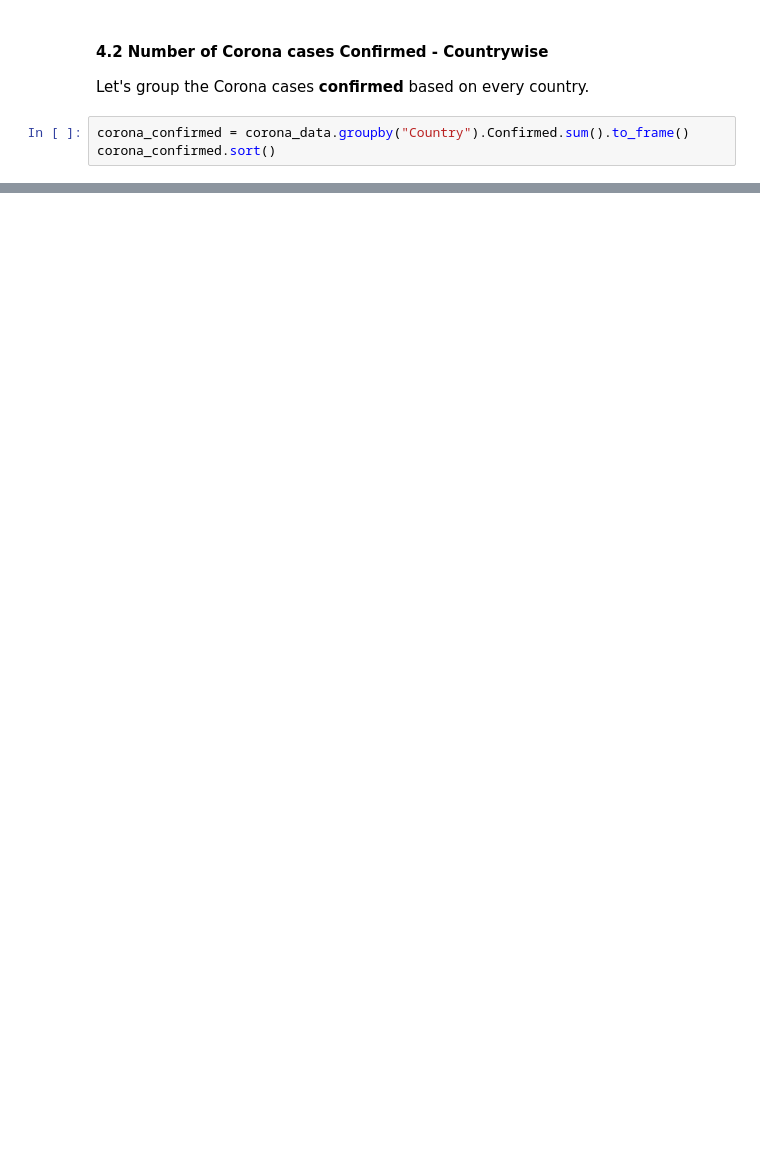
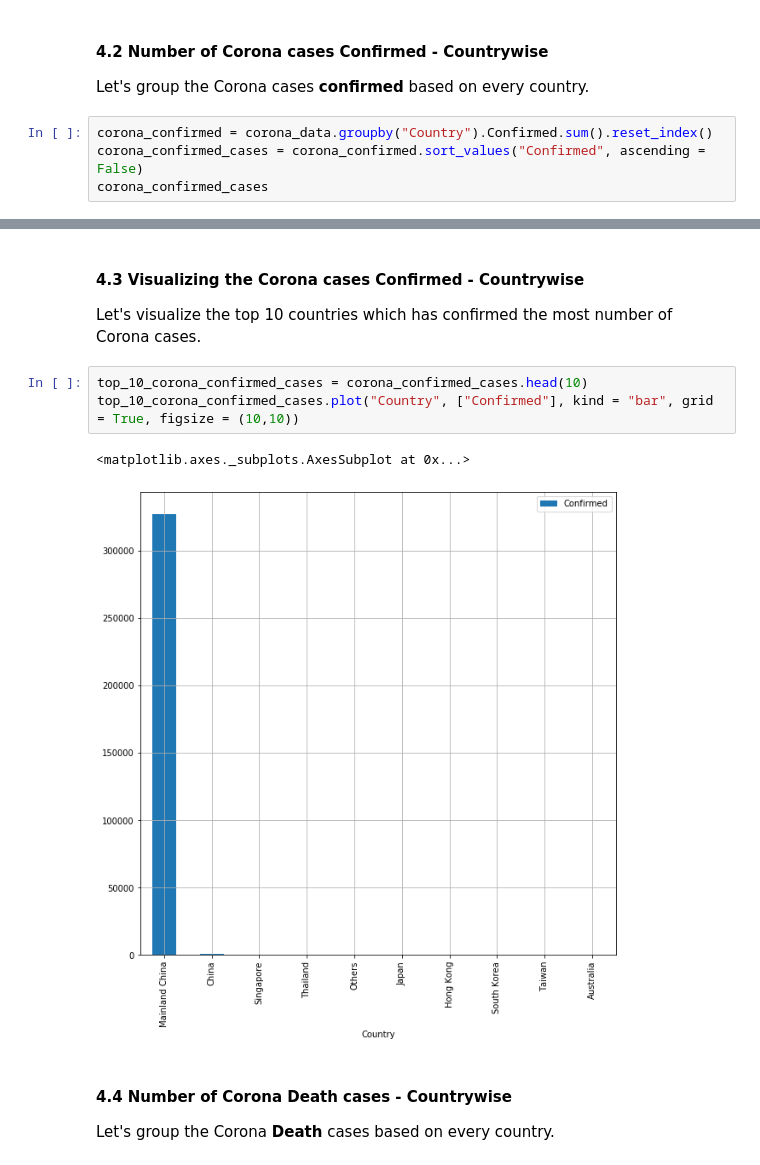
Before and after one commit to sunilkumarmano/Exploratory-Data-Analysis, a Jupyter notebook: Novel Corona Virus 2020 - Exploratory Data Analysis/Exploratory Data Analysis on Novel Corona Virus 2020.ipynb, the cells around one changed output, grey strips where cells are left out. Drawn from its saved outputs; the diff is of its cells as text; blank space fills up the shorter version.

```diff
--- a/Novel Corona Virus 2020 - Exploratory Data Analysis/Exploratory Data Analysis on Novel Corona Virus 2020.ipynb
+++ b/Novel Corona Virus 2020 - Exploratory Data Analysis/Exploratory Data Analysis on Novel Corona Virus 2020.ipynb
@@ -179,6 +179,7 @@ Total number of Recovered cases Worldwide :  13576.0
 
 Let's group the Corona cases __confirmed__ based on every country.
 # %%
-corona_confirmed = corona_data.groupby("Country").Confirmed.sum().to_frame()
-corona_confirmed.sort()
+corona_confirmed = corona_data.groupby("Country").Confirmed.sum().reset_index()
+corona_confirmed_cases = corona_confirmed.sort_values("Confirmed", ascending = False)
+corona_confirmed_cases
 # %% [output]
@@ -185,0 +203,14 @@ AttributeError: 'DataFrame' object has no attribute 'sort'
+# %% [markdown]
+#### 4.3 Visualizing the Corona cases Confirmed - Countrywise
+
+Let's visualize the top 10 countries which has confirmed the most number of Corona cases.
+# %%
+top_10_corona_confirmed_cases = corona_confirmed_cases.head(10)
+top_10_corona_confirmed_cases.plot("Country", ["Confirmed"], kind = "bar", grid = True, figsize = (10,10))
+# %% [output]
+<matplotlib.axes._subplots.AxesSubplot at 0x...>
+[figure, added]
+# %% [markdown]
+#### 4.4 Number of Corona Death cases - Countrywise
+
+Let's group the Corona __Death__ cases based on every country.
```
Also changed, not shown: parts of 32 cells of this notebook.
